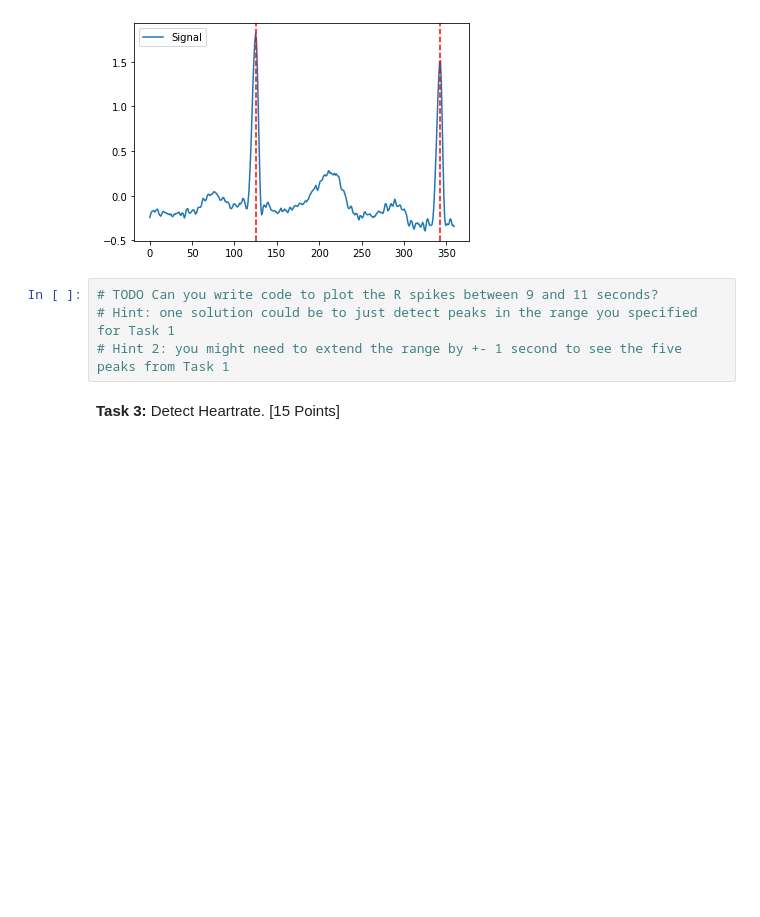
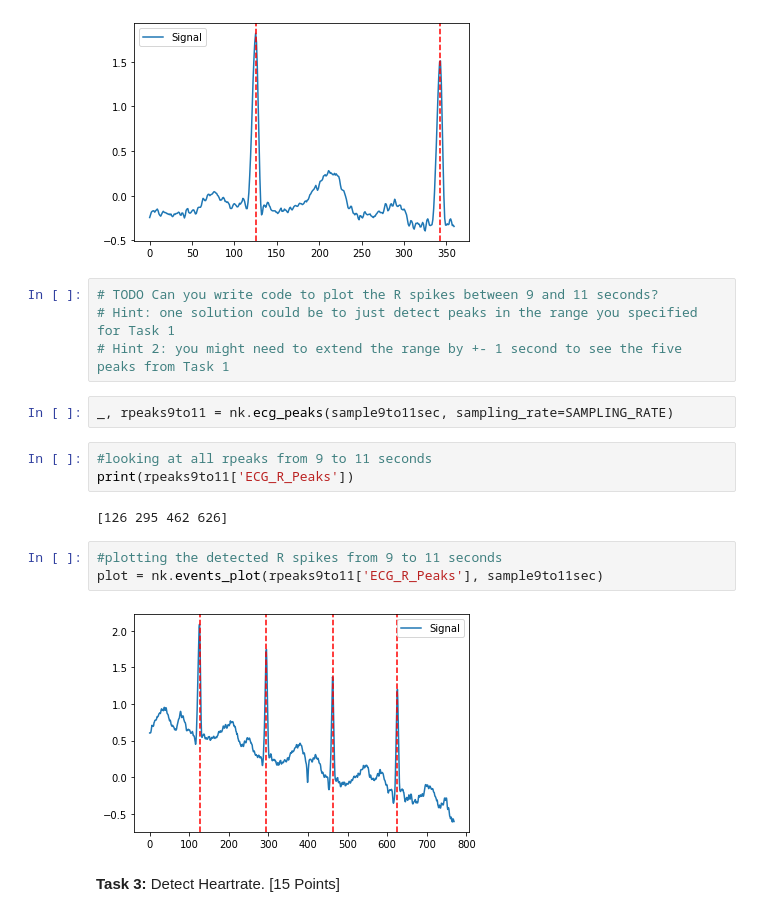
Before and after one commit to bostongfx/cs480student_2021, a Jupyter notebook: CS480_Assignment_1.ipynb, the cells around one changed output. Drawn from its saved outputs; the diff is of its cells as text; blank space fills up the shorter version.

```diff
--- a/CS480_Assignment_1.ipynb
+++ b/CS480_Assignment_1.ipynb
@@ -59,6 +86,18 @@ plot = nk.events_plot(rpeaks['ECG_R_Peaks'][0:2], ecg[0:SAMPLING_RATE])
 # TODO Can you write code to plot the R spikes between 9 and 11 seconds?
 # Hint: one solution could be to just detect peaks in the range you specified for Task 1
 # Hint 2: you might need to extend the range by +- 1 second to see the five peaks from Task 1
+# %%
+_, rpeaks9to11 = nk.ecg_peaks(sample9to11sec, sampling_rate=SAMPLING_RATE)
+# %%
+#looking at all rpeaks from 9 to 11 seconds
+print(rpeaks9to11['ECG_R_Peaks'])
+# %% [output]
+[126 295 462 626]
+# %%
+#plotting the detected R spikes from 9 to 11 seconds
+plot = nk.events_plot(rpeaks9to11['ECG_R_Peaks'], sample9to11sec)
+# %% [output]
+[figure, added]
 # %% [markdown]
 **Task 3:** Detect Heartrate. [15 Points]
 # %%
```
Also changed, not shown: parts of 13 cells of this notebook.
